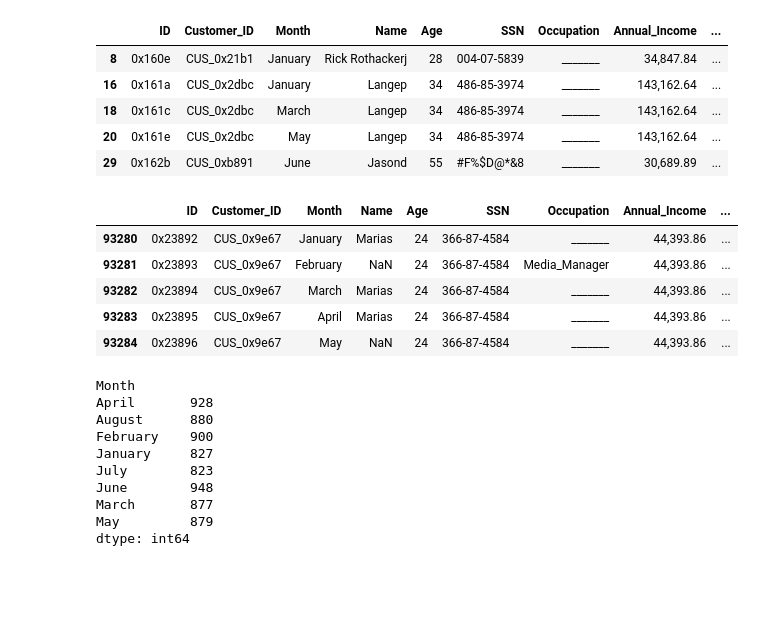
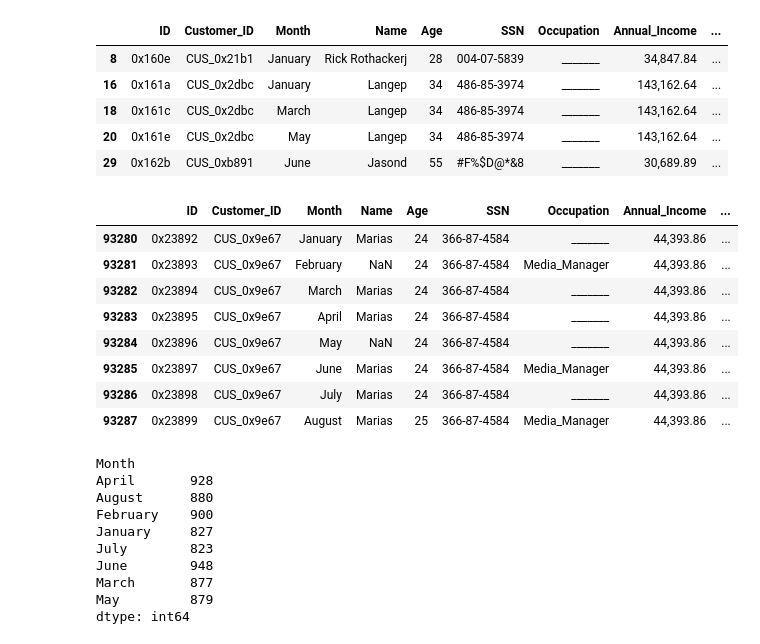
Before and after one commit to FerCorcuera/Credit-Score-Classification, a Jupyter notebook: notebooks/01_data_cleaning.ipynb, the cells around one changed output. Cells and saved outputs as stored; diff of their text form; code cells hidden in the pictures; blank space fills up the shorter version.

```diff
--- a/notebooks/01_data_cleaning.ipynb
+++ b/notebooks/01_data_cleaning.ipynb
@@ -202,14 +219,17 @@ train_df[train_df["Occupation"] == "_______"].head()
 | 20 | 0x161e | CUS_0x2dbc | May | Langep | 34 | 486-85-3974 | _______ | 143,162.64 | ... |
 | 29 | 0x162b | CUS_0xb891 | June | Jasond | 55 | #F%$D@*&8 | _______ | 30,689.89 | ... |
 # %%
-train_df[train_df["Customer_ID"] == "CUS_0x9e67"].head(5)
+train_df[train_df["Customer_ID"] == "CUS_0x9e67"].head(10)
 # %% [output]
 |  | ID | Customer_ID | Month | Name | Age | SSN | Occupation | Annual_Income | ... |
 | 93280 | 0x23892 | CUS_0x9e67 | January | Marias | 24 | 366-87-4584 | _______ | 44,393.86 | ... |
 | 93281 | 0x23893 | CUS_0x9e67 | February | NaN | 24 | 366-87-4584 | Media_Manager | 44,393.86 | ... |
 | 93282 | 0x23894 | CUS_0x9e67 | March | Marias | 24 | 366-87-4584 | _______ | 44,393.86 | ... |
 | 93283 | 0x23895 | CUS_0x9e67 | April | Marias | 24 | 366-87-4584 | _______ | 44,393.86 | ... |
 | 93284 | 0x23896 | CUS_0x9e67 | May | NaN | 24 | 366-87-4584 | _______ | 44,393.86 | ... |
+| 93285 | 0x23897 | CUS_0x9e67 | June | Marias | 24 | 366-87-4584 | Media_Manager | 44,393.86 | ... |
+| 93286 | 0x23898 | CUS_0x9e67 | July | Marias | 24 | 366-87-4584 | _______ | 44,393.86 | ... |
+| 93287 | 0x23899 | CUS_0x9e67 | August | Marias | 25 | 366-87-4584 | Media_Manager | 44,393.86 | ... |
 # %%
 train_df[train_df["Occupation"] == "_______"].groupby("Month").size()
 # %% [output]
```
Also changed, not shown: parts of 65 cells of this notebook, 4 other files.
